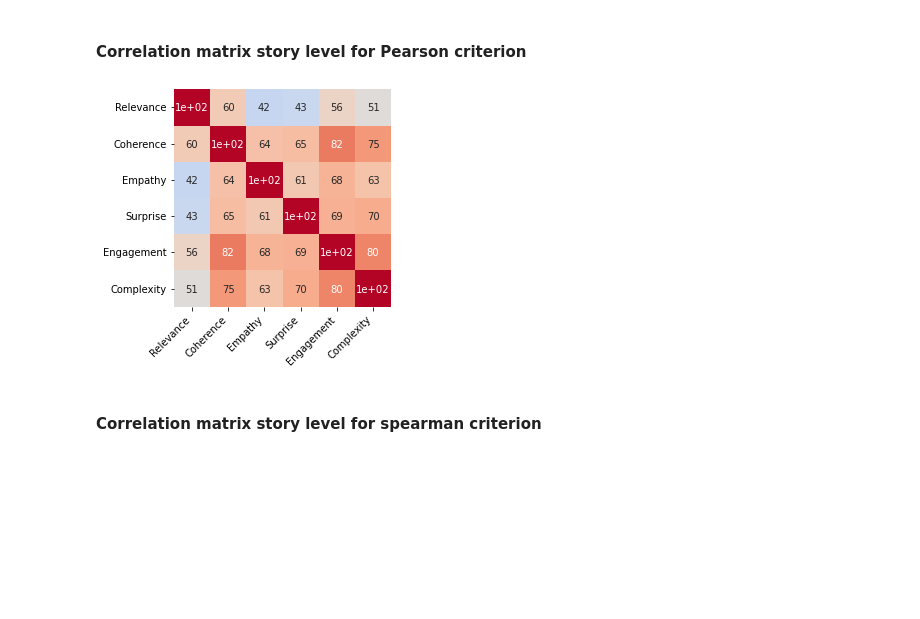
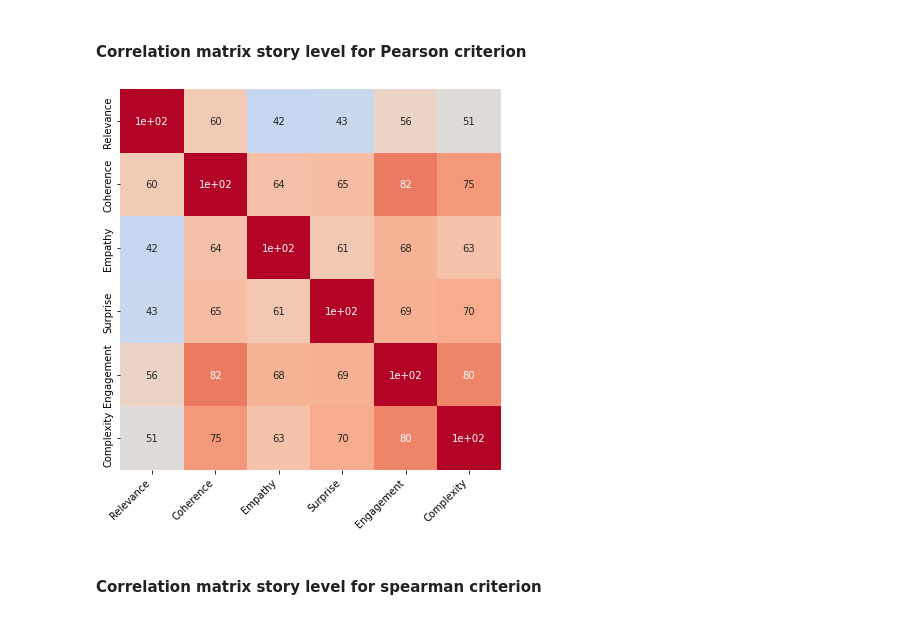
Before and after one commit to CamilleCoustaury/NLP-ENSAE-3A-Sujet4, a Jupyter notebook: data_visualization.ipynb, the cells around one changed output. Drawn from its saved outputs; the diff is of its cells as text; code cells hidden in the pictures; blank space fills up the shorter version.

```diff
--- a/data_visualization.ipynb
+++ b/data_visualization.ipynb
@@ -95,6 +95,7 @@ We want to average out on all of our stories the criterion beteween metric 1 and
 
 def story_level_plot(metrics1,
                       metrics2,
+                     path,
                       criterion,
                       plot_size=  (30,45)):
     # metrics 1 is a list with the names of the metric you want your lines to be
@@ -139,7 +140,7 @@ def story_level_plot(metrics1,
 
 
     heatmap.set_xticklabels(heatmap.get_xticklabels(), rotation=45, ha='right')
-
+    plt.savefig(path)
     # Display the plot
     plt.show()
 # %% [markdown]
@@ -151,9 +152,9 @@ story_level_plot(human_scores, human_scores, 'kendall', (4,4))
 # %% [markdown]
 #### Correlation matrix story level for Pearson criterion
 # %%
-story_level_plot(human_scores, human_scores, 'pearson', (4,4))
+story_level_plot(human_scores, human_scores, 'Figures/fig1_pearson.jpg', 'pearson', (7,7))
 # %% [output]
-[figure, old version]
+[figure, new version]
 # %% [markdown]
 #### Correlation matrix story level for spearman criterion
 # %%
```
Also changed, not shown: parts of 17 cells of this notebook, 5 other files.
